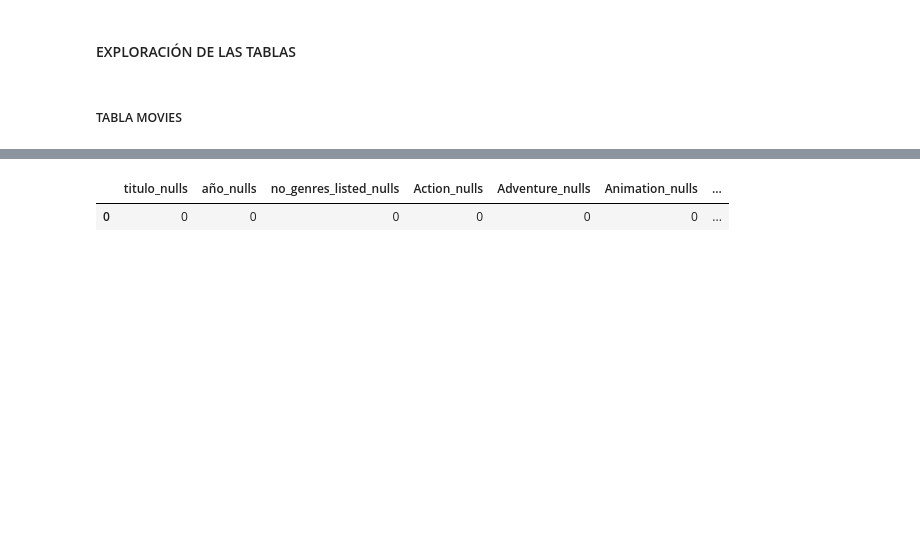
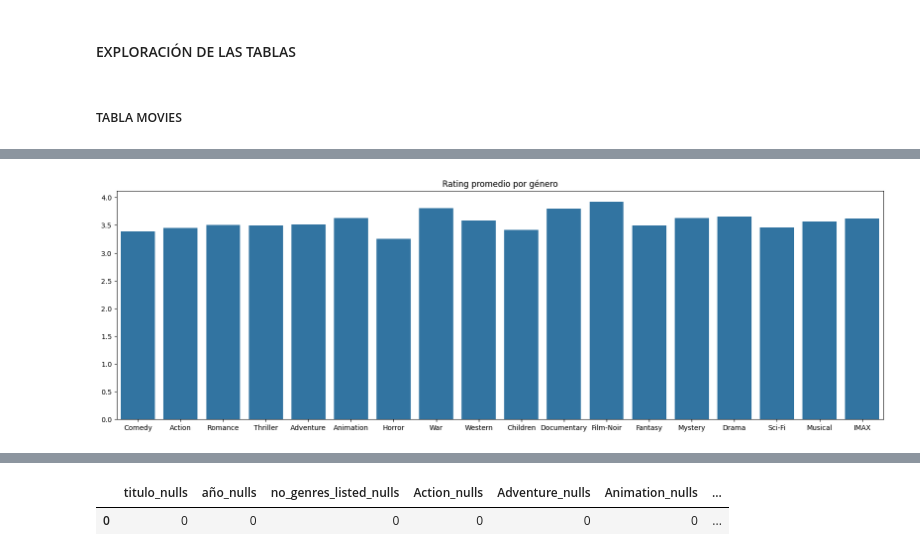
Before and after one commit to JuanCH94/Marketing, a Jupyter notebook: b_exploracion.ipynb, the cells around one changed output, grey strips where cells are left out. Saved outputs shown, nothing was run; the diff lists cells and outputs as text; code cells hidden in the pictures; blank space fills up the shorter version.

```diff
--- a/b_exploracion.ipynb
+++ b/b_exploracion.ipynb
@@ -63,0 +420,6 @@ ORDER BY conteo DESC
+# %%
+generos = ["Comedy", "Action", "Romance", "Thriller","Adventure","Animation","Horror","War","Western", "Children", "Documentary", "Thriller","Film-Noir","Fantasy","Mystery","Drama","Sci-Fi","Musical","IMAX"]
+
+for g in generos:
+    media = df[df[g] == 1]["rating"].mean()
+    print(f"Promedio de rating para {g}: {media:.2f}")
@@ -63,0 +446,8 @@ ORDER BY conteo DESC
+# %%
+plt.figure(figsize=(20, 6))
+genero_promedios = {g: df[df[g] == 1]["rating"].mean() for g in generos}
+sns.barplot(x=list(genero_promedios.keys()), y=list(genero_promedios.values()))
+plt.title("Rating promedio por género")
+plt.show()
+# %% [output]
+[figure, added]
```
Also changed, not shown: parts of 37 cells of this notebook, 2 other files.
